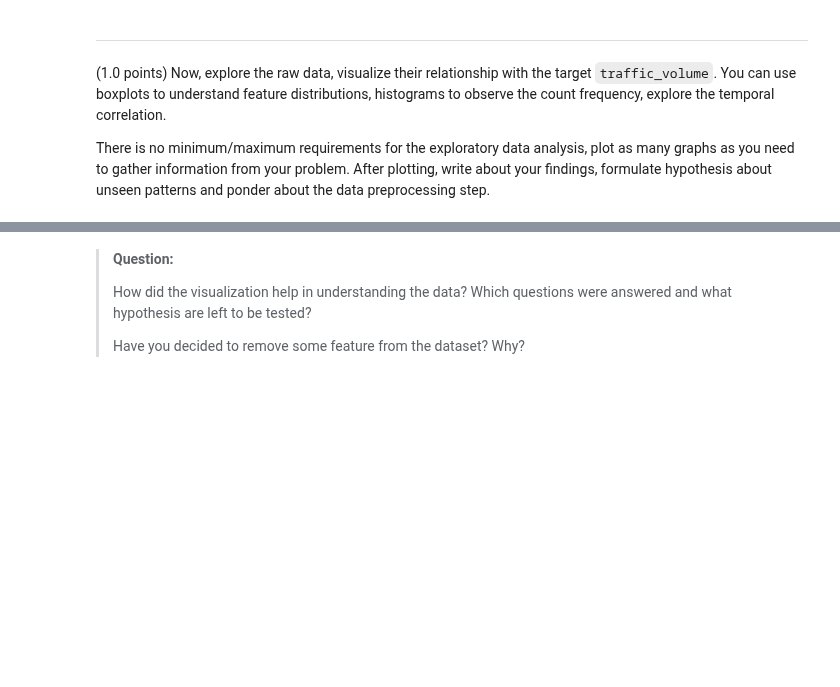
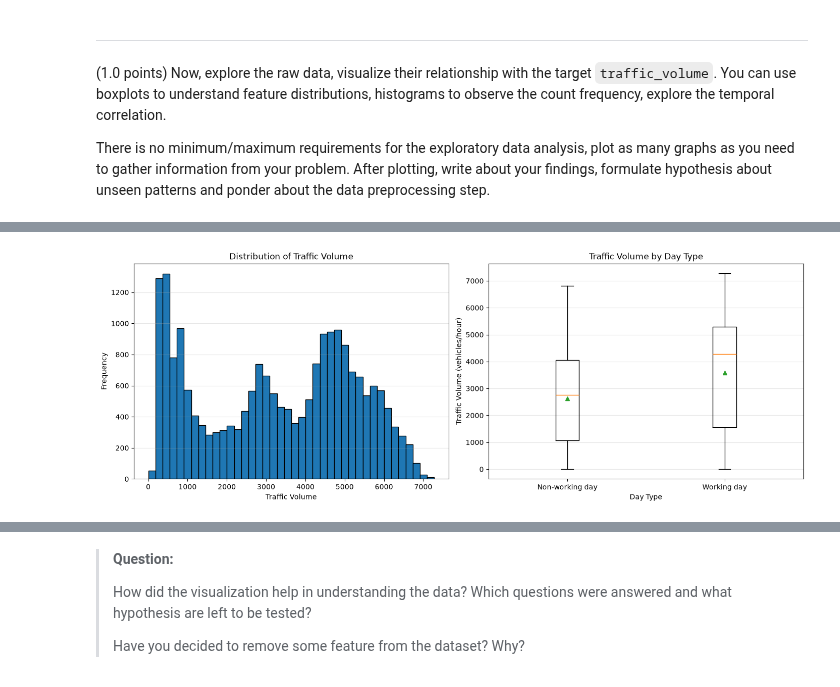
Before and after one commit to MarianaDourado/MO444-ML, a Jupyter notebook: Tarefa1/mc886_2s2026-assignment_1.ipynb, the cells around one changed output, grey strips where cells are left out. Cells and saved outputs as stored; diff of their text form; code cells hidden in the pictures; blank space fills up the shorter version.

```diff
--- a/Tarefa1/mc886_2s2026-assignment_1.ipynb
+++ b/Tarefa1/mc886_2s2026-assignment_1.ipynb
@@ -207,4 +313,24 @@ plt.show()
 # %%
-# Other visualizations here, e.g., histograms, boxplots, scatter plots, heatmaps, etc.
-# Find the ones that you think are more interesting and relevant to understand the
-# data and the problem at hand.
+fig, axes = plt.subplots(1, 2, figsize=(14, 5), constrained_layout=True)
+
+axes[0].hist(train_df["traffic_volume"], bins=40, edgecolor="black")
+axes[0].set_title("Distribution of Traffic Volume")
+axes[0].set_xlabel("Traffic Volume")
+axes[0].set_ylabel("Frequency")
+axes[0].grid(axis="y", alpha=0.3)
+
+traffic_by_day_type = [
+    train_df.loc[train_df["workingday"] == 0, "traffic_volume"],
+    train_df.loc[train_df["workingday"] == 1, "traffic_volume"],
+]
+axes[1].boxplot(traffic_by_day_type, showmeans=True)
+axes[1].set_title("Traffic Volume by Day Type")
+axes[1].set_xlabel("Day Type")
+axes[1].set_ylabel("Traffic Volume (vehicles/hour)")
+axes[1].set_xticks([1, 2])
+axes[1].set_xticklabels(["Non-working day", "Working day"])
+axes[1].grid(axis="y", alpha=0.3)
+
+plt.show()
+# %% [output]
+[figure, added]
```
Also changed, not shown: parts of 14 cells of this notebook, 1 other file.
